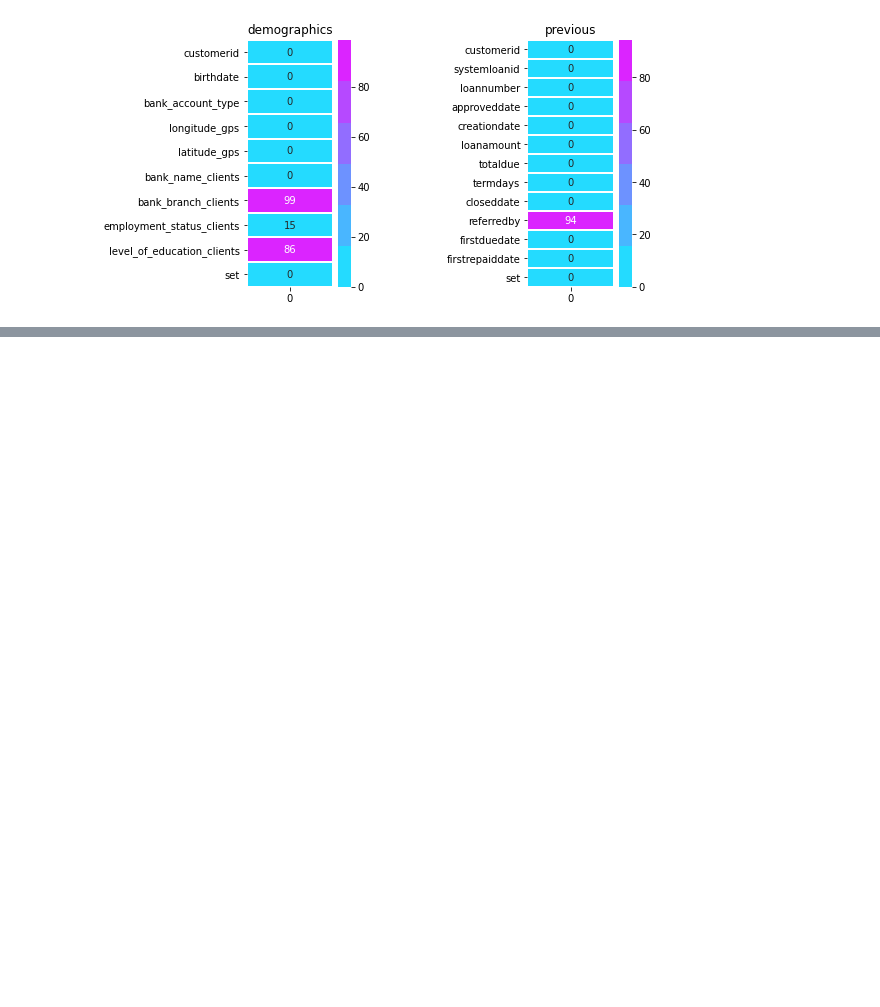
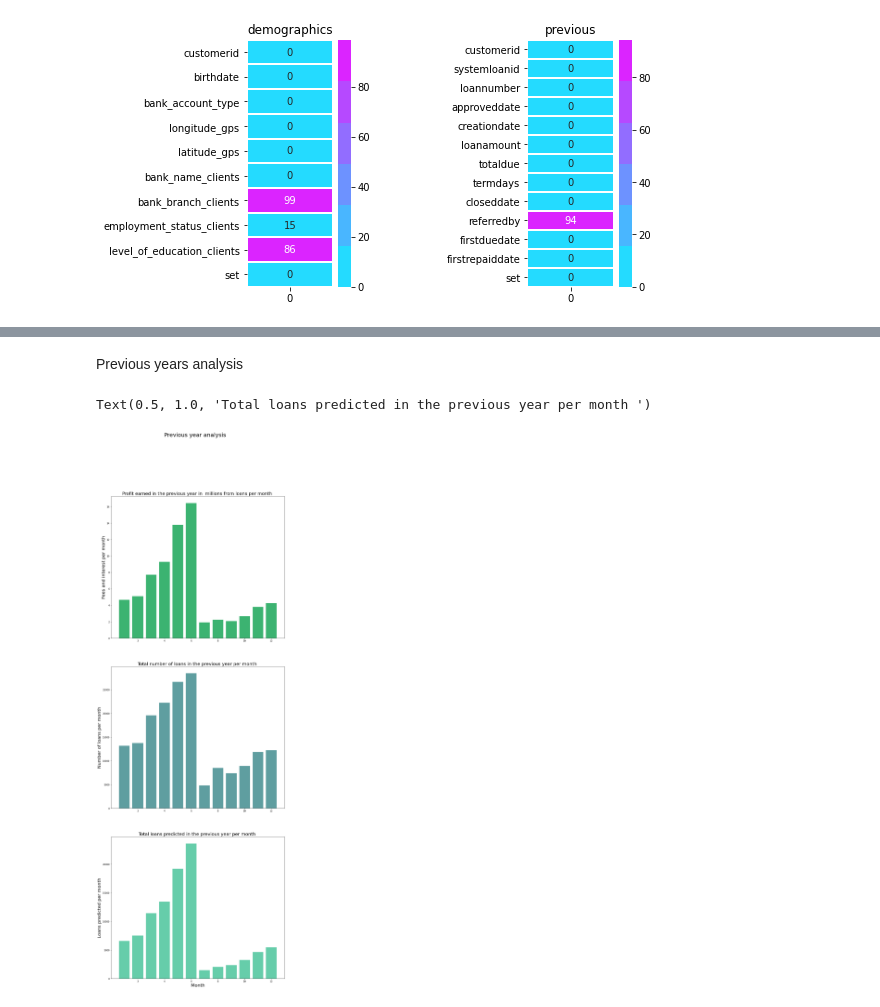
Before and after one commit to morreh89/Loan-Default-Prediction, a Jupyter notebook: Loan_Default_Prediction.ipynb, the cells around one changed output, grey strips where cells are left out. Cells and saved outputs as stored; diff of their text form; code cells hidden in the pictures; blank space fills up the shorter version.

```diff
--- a/Loan_Default_Prediction.ipynb
+++ b/Loan_Default_Prediction.ipynb
@@ -344,0 +407,7 @@ plt.subplots_adjust(wspace = 1.6)
+# %%
+Tprevious['firstrepaiddate'] = Tprevious['firstrepaiddate'].astype('datetime64[ns]')
+Tprevious['diff'] = (Tprevious['firstrepaiddate'] - Tprevious['firstduedate']).dt.days
+# %%
+average_diff = Tprevious.groupby('customerid')['diff'].mean().to_frame().reset_index()
+average_diff.rename(columns={'diff':'average_diff'}, inplace=True)
+Tprevious = pd.merge(Tprevious, average_diff, how='left', on='customerid')
@@ -344,0 +423,8 @@ plt.subplots_adjust(wspace = 1.6)
+# %%
+average_termdays = Tprevious.groupby('customerid')['termdays'].mean().to_frame().reset_index()
+average_termdays.rename(columns={'termdays':'average_termdays'}, inplace=True)
+Tprevious = pd.merge(Tprevious, average_termdays, how='left', on='customerid')
+# %%
+average_totaldue = Tprevious.groupby('customerid')['totaldue'].mean().to_frame().reset_index()
+average_totaldue.rename(columns={'totaldue':'average_totaldue'}, inplace=True)
+Tprevious = pd.merge(Tprevious, average_totaldue, how='left', on='customerid')
@@ -344,0 +675,27 @@ plt.subplots_adjust(wspace = 1.6)
+# %% [markdown]
+Previous years analysis
+# %%
+#Find totals by month in previous years
+df= Tprevious
+import datetime
+from datetime import  datetime
+df.creationdate.sort_values(ascending=True)
+df.set_index(pd.DatetimeIndex(df['creationdate']), drop=True, inplace = True)
+df['profit_by_bank'] =( df.totaldue -df.loanamount)/1000000
+df=df.groupby([df.index.month]).sum()
+#Plotting
+fig, (ax1, ax2, ax3) = plt.subplots(3, figsize=(14, 40))
+fig.suptitle('Previous year analysis', fontsize=25)
+plt.xlabel("Month", fontsize=20)
+ax1.bar(df.index, df.profit_by_bank, color='mediumseagreen')
+ax1.set_ylabel("Fees and interest per month", fontsize=20)
+ax1.set_title("Profit earned in the previous year in  millions from loans per month ", fontsize=20)
+ax2.bar(df.index, df.num_loans, color='cadetblue')
+ax2.set_ylabel("Number of loans per month", fontsize=20)
+ax2.set_title("Total number of loans in the previous year per month ", fontsize=20)
+ax3.bar(df.index, df.loannumber, color='mediumaquamarine')
+ax3.set_ylabel("Loans predicted per month", fontsize=20)
+ax3.set_title("Total loans predicted in the previous year per month ", fontsize=20)
+# %% [output]
+Text(0.5, 1.0, 'Total loans predicted in the previous year per month ')
+[figure, added]
```
Also changed, not shown: parts of 124 cells of this notebook.
